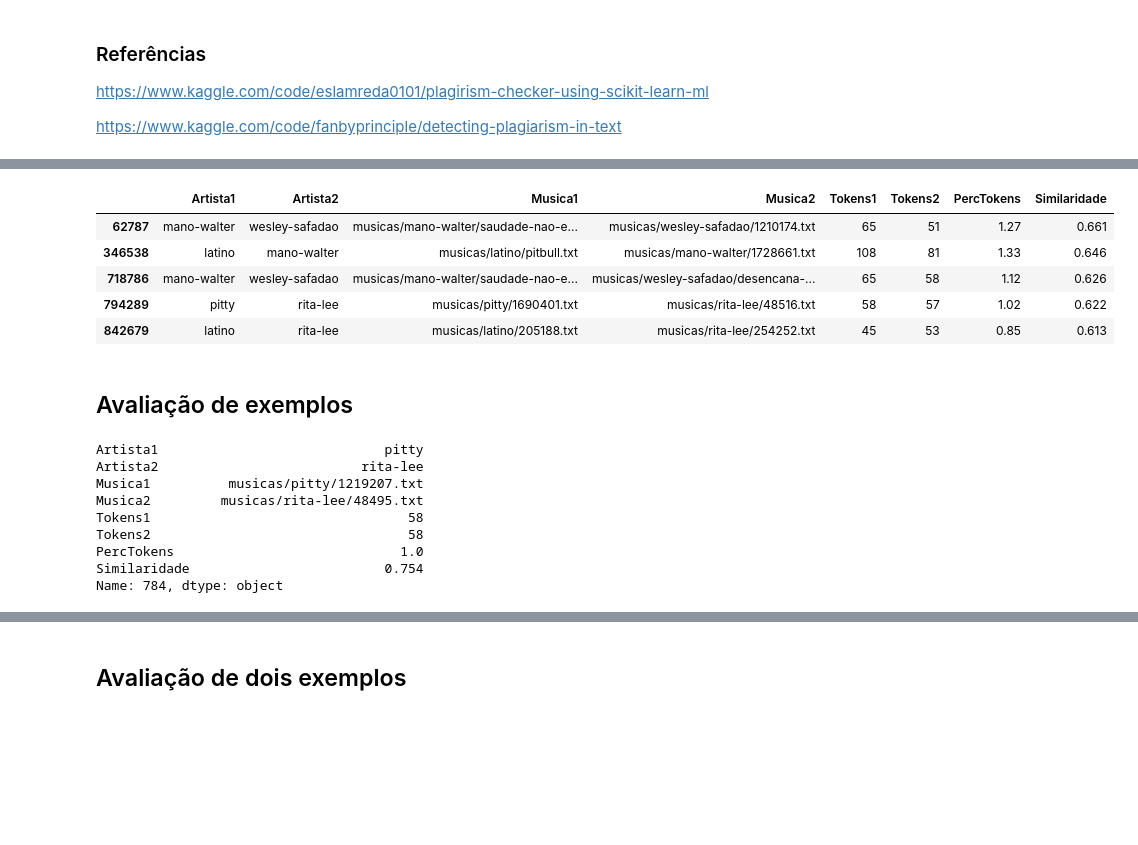
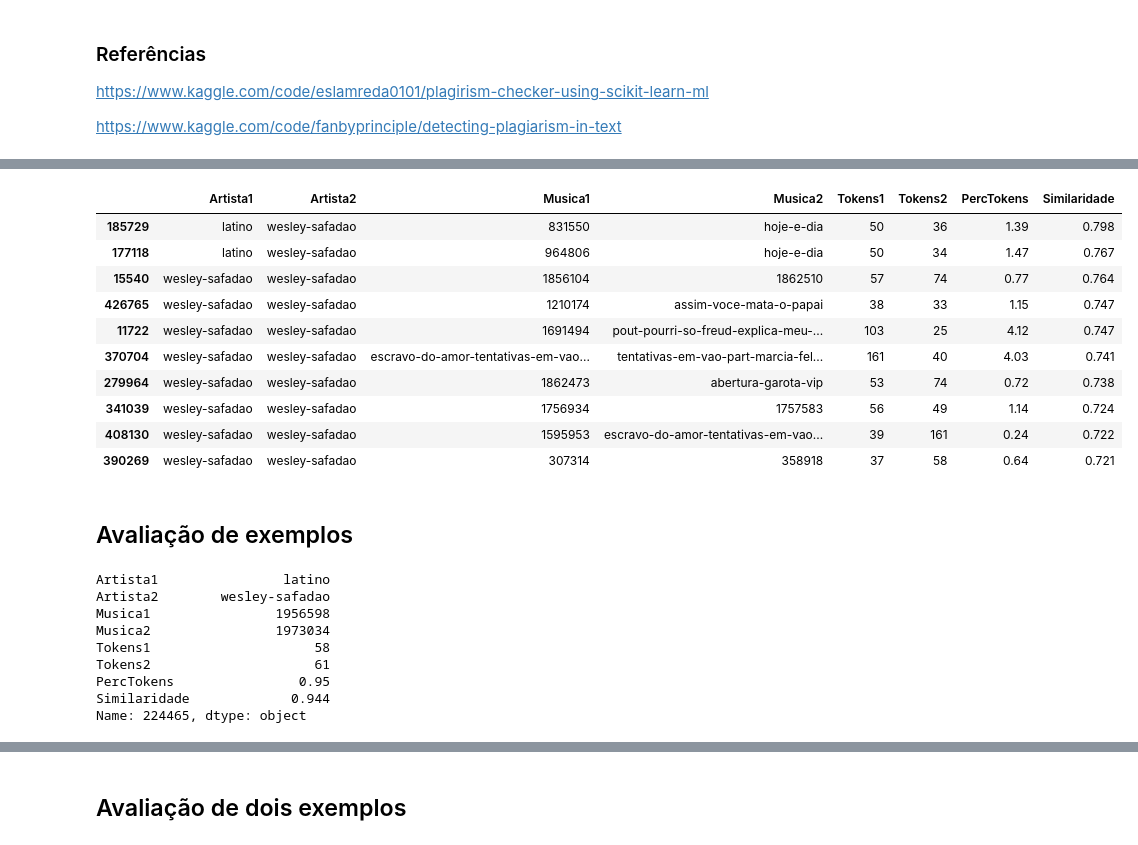
Before and after one commit to hjort/pos-ufrgs-detector-plagio, a Jupyter notebook: 11-detector-plagio-v1.ipynb, the cells around one changed output, grey strips where cells are left out. Drawn from its saved outputs; the diff is of its cells as text; code cells hidden in the pictures; blank space fills up the shorter version.

```diff
--- a/11-detector-plagio-v1.ipynb
+++ b/11-detector-plagio-v1.ipynb
@@ -99,11 +107,18 @@ KeyboardInterrupt:
 # %%
 # gerar dataframe consolidado com as comparações
+
 df = pd.DataFrame(results, columns=[
-    "Musica1", "Musica2", "Tokens1", "Tokens2", "Similaridade"]).round(3)
-df["PercTokens"] = (df["Tokens1"] / df["Tokens2"]).round(2)
+    'Musica1', 'Musica2', 'Tokens1', 'Tokens2', 'Similaridade']).round(3)
+df['PercTokens'] = (df['Tokens1'] / df['Tokens2']).round(2)
+
 obter_artista = lambda x: x.split('/')[1]
-df["Artista1"] = df["Musica1"].apply(obter_artista)
-df["Artista2"] = df["Musica2"].apply(obter_artista)
+df['Artista1'] = df['Musica1'].apply(obter_artista)
+df['Artista2'] = df['Musica2'].apply(obter_artista)
+
+obter_musica = lambda x: x.split('/')[2].split('.txt')[0]
+df['Musica1'] = df['Musica1'].apply(obter_musica)
+df['Musica2'] = df['Musica2'].apply(obter_musica)
+
 df = df[['Artista1', 'Artista2', 'Musica1', 'Musica2',
          'Tokens1', 'Tokens2', 'PercTokens', 'Similaridade'
-        ]].sort_values("Similaridade", ascending=False)
+        ]].sort_values('Similaridade', ascending=False)
@@ -146,12 +195,17 @@ df[(df['Similaridade'] < 0.95) & (df['Similaridade'] > 0.7)]
 # %%
-df[(df['Similaridade'] < 0.7) & (df['Similaridade'] > 0.6)]
+df[(df['Similaridade'] < 0.8) & (df['Similaridade'] > 0.6)].head(10)
 # %% [output]
 |  | Artista1 | Artista2 | Musica1 | Musica2 | Tokens1 | Tokens2 | PercTokens | Similaridade |
-| 62787 | mano-walter | wesley-safadao | musicas/mano-walter/saudade-nao-e... | musicas/wesley-safadao/1210174.txt | 65 | 51 | 1.27 | 0.661 |
-| 346538 | latino | mano-walter | musicas/latino/pitbull.txt | musicas/mano-walter/1728661.txt | 108 | 81 | 1.33 | 0.646 |
-| 718786 | mano-walter | wesley-safadao | musicas/mano-walter/saudade-nao-e... | musicas/wesley-safadao/desencana-... | 65 | 58 | 1.12 | 0.626 |
-| 794289 | pitty | rita-lee | musicas/pitty/1690401.txt | musicas/rita-lee/48516.txt | 58 | 57 | 1.02 | 0.622 |
-| 842679 | latino | rita-lee | musicas/latino/205188.txt | musicas/rita-lee/254252.txt | 45 | 53 | 0.85 | 0.613 |
+| 185729 | latino | wesley-safadao | 831550 | hoje-e-dia | 50 | 36 | 1.39 | 0.798 |
+| 177118 | latino | wesley-safadao | 964806 | hoje-e-dia | 50 | 34 | 1.47 | 0.767 |
+| 15540 | wesley-safadao | wesley-safadao | 1856104 | 1862510 | 57 | 74 | 0.77 | 0.764 |
+| 426765 | wesley-safadao | wesley-safadao | 1210174 | assim-voce-mata-o-papai | 38 | 33 | 1.15 | 0.747 |
+| 11722 | wesley-safadao | wesley-safadao | 1691494 | pout-pourri-so-freud-explica-meu-... | 103 | 25 | 4.12 | 0.747 |
+| 370704 | wesley-safadao | wesley-safadao | escravo-do-amor-tentativas-em-vao... | tentativas-em-vao-part-marcia-fel... | 161 | 40 | 4.03 | 0.741 |
+| 279964 | wesley-safadao | wesley-safadao | 1862473 | abertura-garota-vip | 53 | 74 | 0.72 | 0.738 |
+| 341039 | wesley-safadao | wesley-safadao | 1756934 | 1757583 | 56 | 49 | 1.14 | 0.724 |
+| 408130 | wesley-safadao | wesley-safadao | 1595953 | escravo-do-amor-tentativas-em-vao... | 39 | 161 | 0.24 | 0.722 |
+| 390269 | wesley-safadao | wesley-safadao | 307314 | 358918 | 37 | 58 | 0.64 | 0.721 |
 # %% [markdown]
 ## Avaliação de exemplos
 # %%
@@ -160,19 +216,19 @@ idpar = 784 # lança perfume
 #idpar = 674960 # agora só falta você
 # %%
 par = df.loc[idpar]
-musica1 = par[2]
-musica2 = par[3]
-par
+musica1 = "%s/%s/%s.txt" % (dir_raiz, par[0], par[2])
+musica2 = "%s/%s/%s.txt" % (dir_raiz, par[1], par[3])
+par #, musica1, musica2
 # %% [output]
-Artista1                             pitty
-Artista2                          rita-lee
-Musica1          musicas/pitty/1219207.txt
-Musica2         musicas/rita-lee/48495.txt
-Tokens1                                 58
-Tokens2                                 58
-PercTokens                             1.0
-Similaridade                         0.754
-Name: 784, dtype: object
+Artista1                latino
+Artista2        wesley-safadao
+Musica1                1956598
+Musica2                1973034
+Tokens1                     58
+Tokens2                     61
+PercTokens                0.95
+Similaridade             0.944
+Name: 224465, dtype: object
 # %%
 letra1 = sample_contents[sample_files.index(musica1)]
 letra2 = sample_contents[sample_files.index(musica2)]
```
Also changed, not shown: parts of 30 cells of this notebook.
